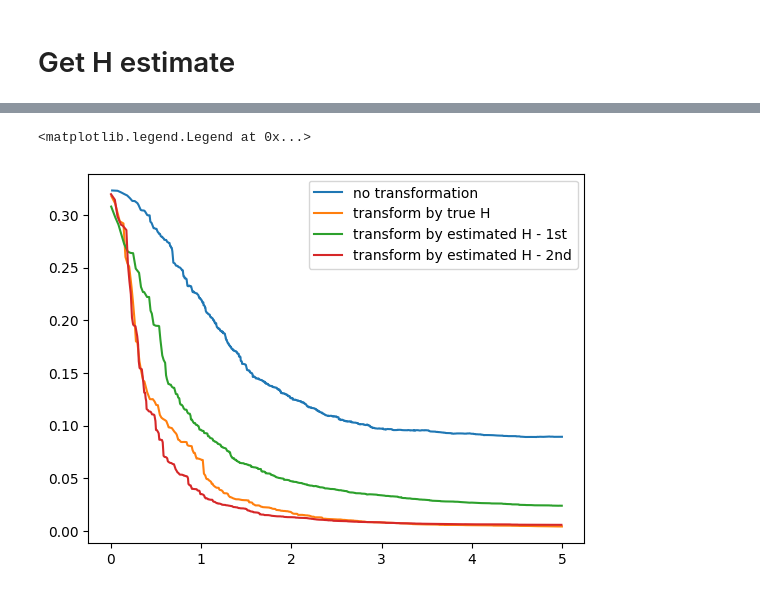
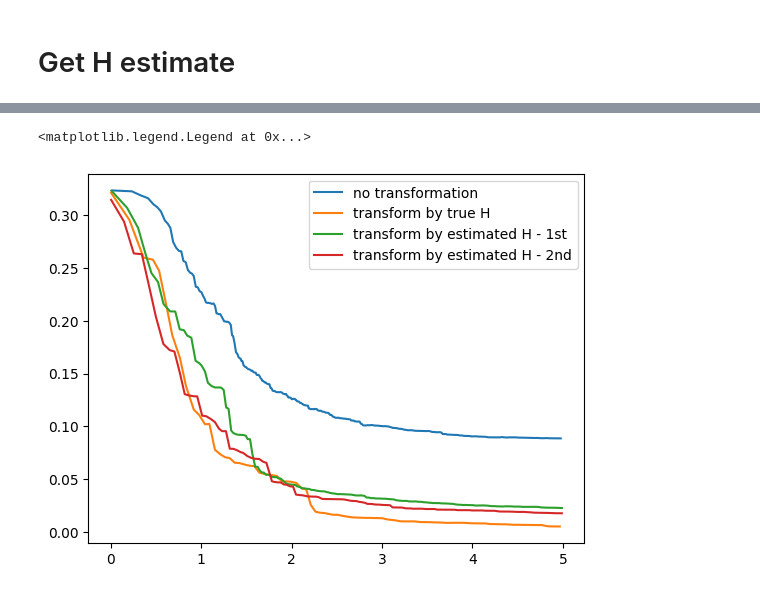
Before and after one commit to Xieyangxinyu/vie, a Jupyter notebook: src/max_fn.ipynb, the cells around one changed output, grey strips where cells are left out. Saved outputs shown, nothing was run; the diff lists cells and outputs as text; code cells hidden in the pictures.

```diff
--- a/src/max_fn.ipynb
+++ b/src/max_fn.ipynb
@@ -107,3 +112,12 @@ raw_H_estimates = get_H_estimates(stats, x_train, y_train, M, sample_range, trie
+# %%
+H_est = []
+for i in range(len(sample_range)):
+    n_sim = sample_range[i]
+    dist = {'n': n_sim, 'H': []}
+    for trial in range(tries):
+        H_0 = forests[n_sim][trial].H
+        dist['H'].append(H_0)
+    H_est.append(dist)
 # %%
 from util import *
 np.set_printoptions(precision=4)
@@ -125,7 +139,7 @@ results.append(
                            y_train[:n_sim],
                            x_test_transformed, y_test, M, lifetime_max, delta))
 # %%
-H_1 = raw_H_estimates[4]['H'][0]/two_one_norm(raw_H_estimates[4]['H'][0])
+H_1 = H_est[4]['H'][0]/two_one_norm(H_est[4]['H'][0])
 
 x_train_transformed, x_test_transformed = transform_data(H_1, x_train, x_test)
 results.append(
@@ -167,13 +157,13 @@ Array([[0.5234, 0.5234, 0.5234, 0.    , 0.    ],
+# %%
+for i in range(len(sample_range)):
+    n_sim = sample_range[i]
+    for trial in tqdm(range(tries)):
+        forests[n_sim][trial].reiterate()
 # %%
-lifetime = 5
-
-stats = []
+H_est = []
 for i in range(len(sample_range)):
     n_sim = sample_range[i]
-    dist = {'n': n_sim, 'history': []}
-    for trial in tqdm(range(tries)):
-        history, w_trees = train(
-            x_train_transformed[:n_sim, ], y_train[:n_sim, ], M, lifetime, delta
-        )
-        dist['history'].append([history, w_trees])
-    stats.append(dist)
+    for trial in range(tries):
+        H_0 = forests[n_sim][trial].H
+        dist['H'].append(H_0)
+    H_est.append(dist)
@@ -189,17 +189,17 @@ plot_H_estimates(raw_H_estimates, true_H, get_angle_distance_1, sample_range, ac
 # %%
-H_2 = raw_H_estimates[4]['H'][0]/two_one_norm(raw_H_estimates[4]['H'][0])
+H_2 = H_est[4]['H'][0]/two_one_norm(H_est[4]['H'][0])
 
 x_train_transformed, x_test_transformed = transform_data(H_2, x_train_transformed, x_test_transformed)
 results.append(
     evaluate_all_lifetimes(x_train_transformed[:n_sim, ],
                            y_train[:n_sim],
                            x_test_transformed, y_test, M, lifetime_max, delta))
 
 plt.plot(results[0][0]['times'], results[0][0]['mse'], label = 'no transformation')
 plt.plot(results[1][0]['times'], results[1][0]['mse'], label = 'transform by true H')
 plt.plot(results[2][0]['times'], results[2][0]['mse'], label = 'transform by estimated H - 1st')
 plt.plot(results[3][0]['times'], results[3][0]['mse'], label = 'transform by estimated H - 2nd')
 plt.legend()
 # %% [output]
 <matplotlib.legend.Legend at 0x...>
-[figure, old version]
+[figure, new version]
```
Also changed, not shown: parts of 18 cells of this notebook, 18 other files.
